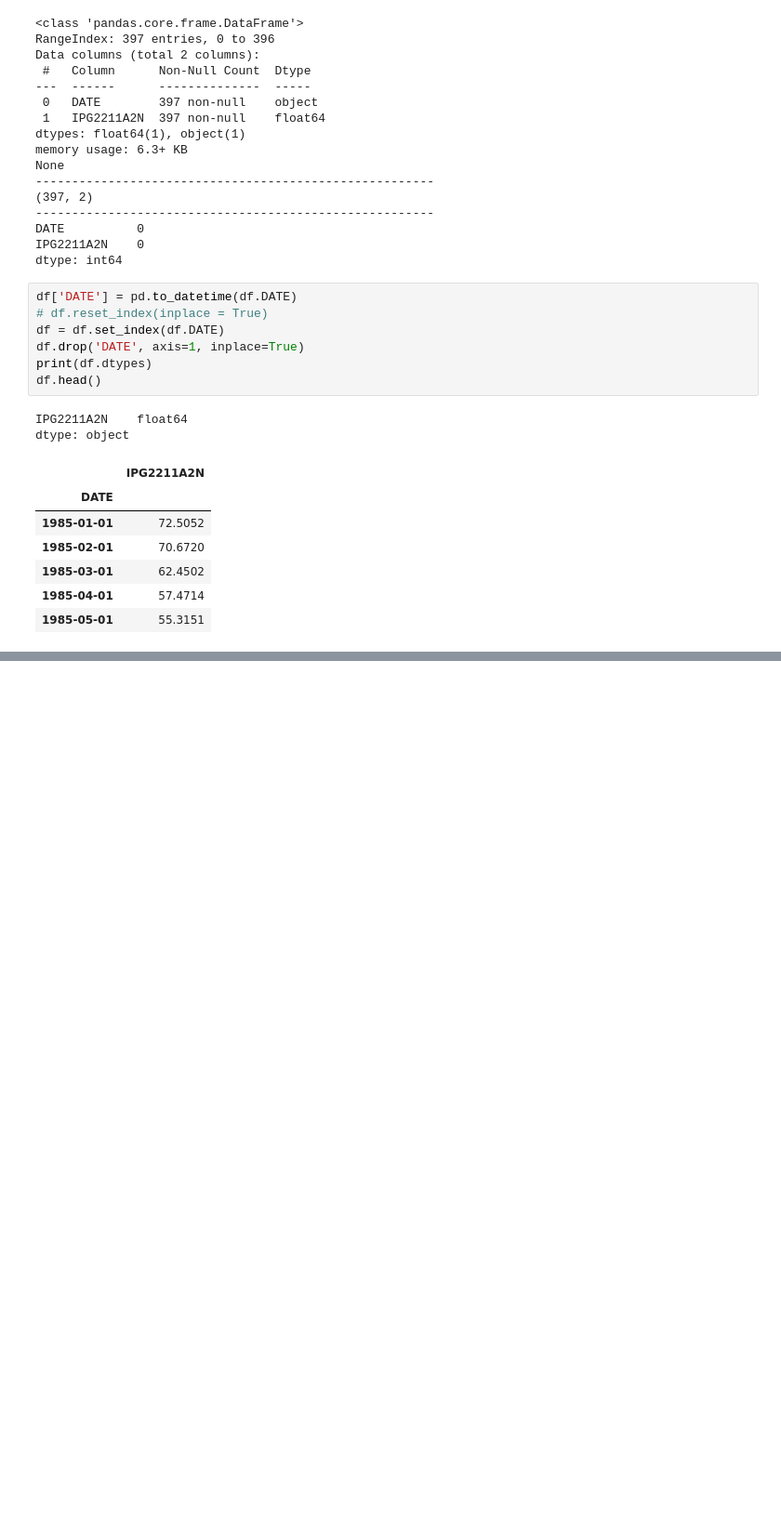
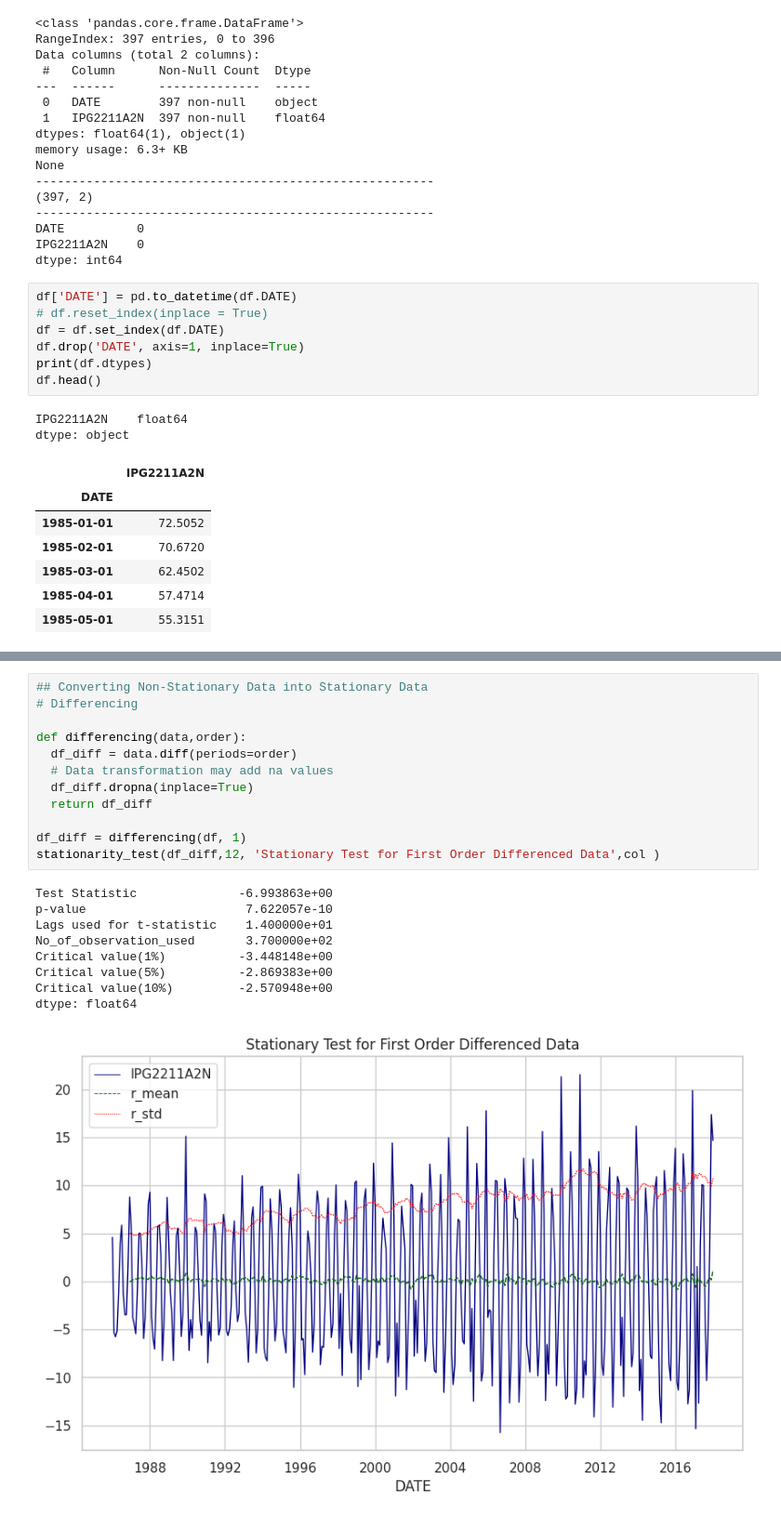
Before and after one commit to pooja614/ML_DL_projects, a Jupyter notebook: Time_series_of_Electric_Production.ipynb, the cells around one changed output, grey strips where cells are left out. Shown at 93% size. Cells and saved outputs as stored; diff of their text form; blank space fills up the shorter version.

```diff
--- a/Time_series_of_Electric_Production.ipynb
+++ b/Time_series_of_Electric_Production.ipynb
@@ -208,0 +243,22 @@ To be continued.
+# %%
+## Converting Non-Stationary Data into Stationary Data
+# Differencing
+
+def differencing(data,order):
+  df_diff = data.diff(periods=order)
+  # Data transformation may add na values
+  df_diff.dropna(inplace=True)
+  return df_diff
+
+df_diff = differencing(df, 1)
+stationarity_test(df_diff,12, 'Stationary Test for First Order Differenced Data',col )
+# %% [output]
+Test Statistic              -6.993863e+00
+p-value                      7.622057e-10
+Lags used for t-statistic    1.400000e+01
+No_of_observation_used       3.700000e+02
+Critical value(1%)          -3.448148e+00
+Critical value(5%)          -2.869383e+00
+Critical value(10%)         -2.570948e+00
+dtype: float64
+[figure, added]
```
Also changed, not shown: parts of 85 cells of this notebook.
